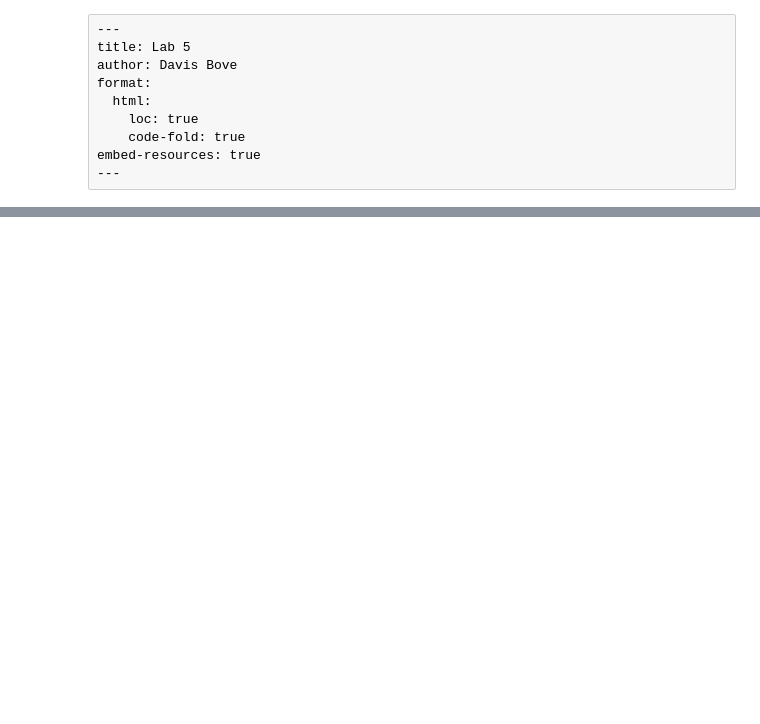
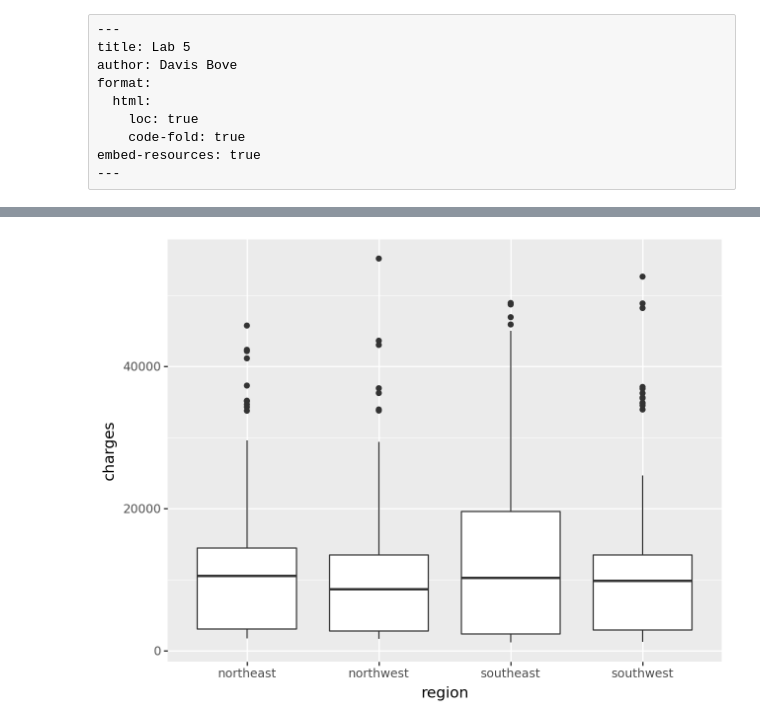
Before and after one commit to davisbove/GSB_544, a Jupyter notebook: Lab_5/lab_5.ipynb, the cells around one changed output, grey strips where cells are left out. Cells and saved outputs as stored; diff of their text form; code cells hidden in the pictures; blank space fills up the shorter version.

```diff
--- a/Lab_5/lab_5.ipynb
+++ b/Lab_5/lab_5.ipynb
@@ -37,8 +48,4 @@ Data.describe()
-# %%
-#dummifying variables
-sex = pd.get_dummies(Data[["sex"]])
-Data["male"]= sex["sex_male"]
-# enc = OneHotEncoder()
-# enc.fit(Data[["sex"]])
-
-# enc.transform(Data[["sex"]]).toarray()
+# %%
+(ggplot(Data, aes(x = "region", y = "charges")) + geom_boxplot())
+# %% [output]
+[figure, added]
```
Also changed, not shown: parts of 31 cells of this notebook.
